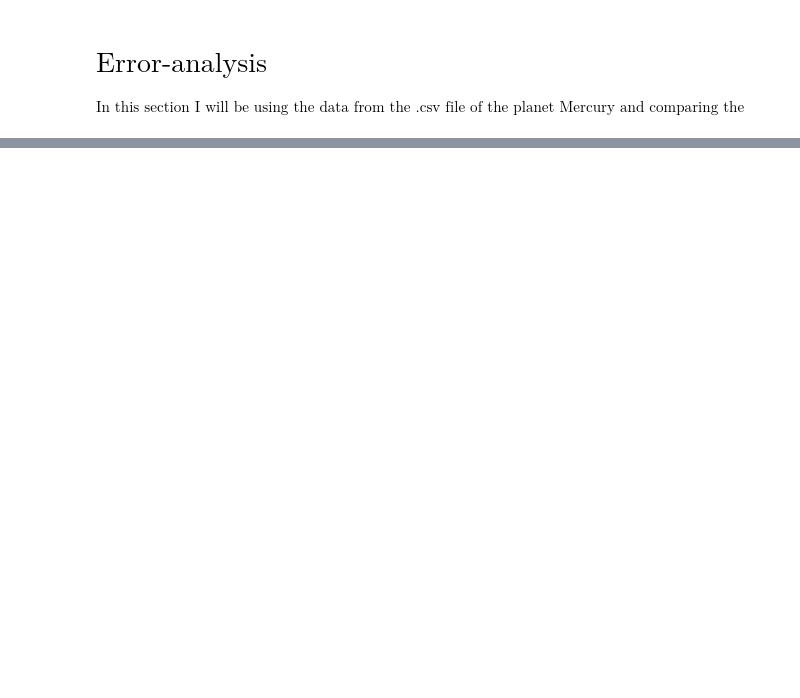
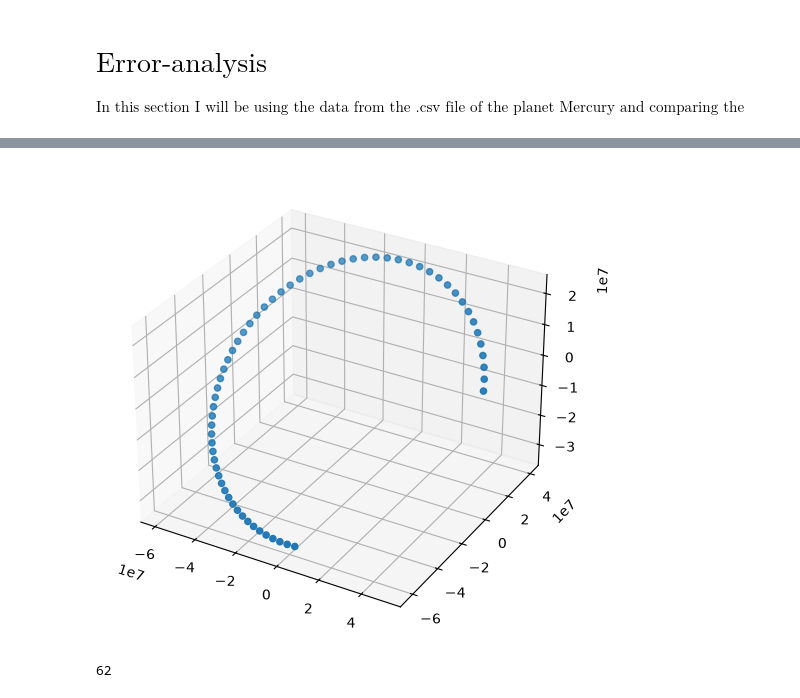
Before and after one commit to gsuparnajitphys-dotcom/Classical_mechanics_simulations, a Jupyter notebook: Central-force-motion/Jupyter/N-Body.ipynb, the cells around one changed output, grey strips where cells are left out. Saved outputs shown, nothing was run; the diff lists cells and outputs as text; code cells hidden in the pictures; blank space fills up the shorter version.

```diff
--- a/Central-force-motion/Jupyter/N-Body.ipynb
+++ b/Central-force-motion/Jupyter/N-Body.ipynb
@@ -192,7 +194,7 @@ numeric_cols = [
 df[numeric_cols] = df[numeric_cols].apply(pd.to_numeric)
 
 # Preview dataset
-print(df.head(31))
+print(df.head(62))
 
 
 # Convert DataFrame into NumPy array
@@ -212,7 +214,7 @@ t_days = Data_matrix.T[0].astype(float) - t0
 # State Initialisation
 # -----------------------------
 
-state = np.array([
+JPL_data = np.array([
     Data_matrix.T[2].astype(float),  # X
     Data_matrix.T[3].astype(float),  # Y
     Data_matrix.T[4].astype(float),  # Z
@@ -222,9 +224,9 @@ state = np.array([
 ])
 
 print("Time shape:", t_days.shape)
-print("State shape:", state.shape)
-print("Initial position:", state[:3, 0])
-print("Initial velocity:", state[3:, 0])
+print("State shape:", JPL_data.shape)
+print("Initial position:", JPL_data[:3, 0])
+print("Initial velocity:", JPL_data[3:, 0])
 # %% [output]
         JDTDB                   Calendar_Date             X             Y  \
 0   2461343.5  A.D. 2026-Oct-30 00:00:00.0000  5.005945e+07  9.740920e+06
@@ -243,3 +245,17 @@ Time shape: (62,)
 State shape: (6, 62)
 Initial position: [50059453.38170964  9740919.59328353    84348.90081925]
 Initial velocity: [-18.67497439  43.57107773  25.2116941 ]
+# %%
+fig=plt.figure(figsize=(6,6))
+
+ax=fig.add_subplot(projection="3d")
+
+ax.scatter(JPL_data[0],JPL_data[1],JPL_data[2])
+
+plt.show()
+# %% [output]
+[figure, added]
+# %%
+len(JPL_data[0])
+# %% [output]
+62
```
Also changed, not shown: parts of 4 cells of this notebook, 1 other file.
